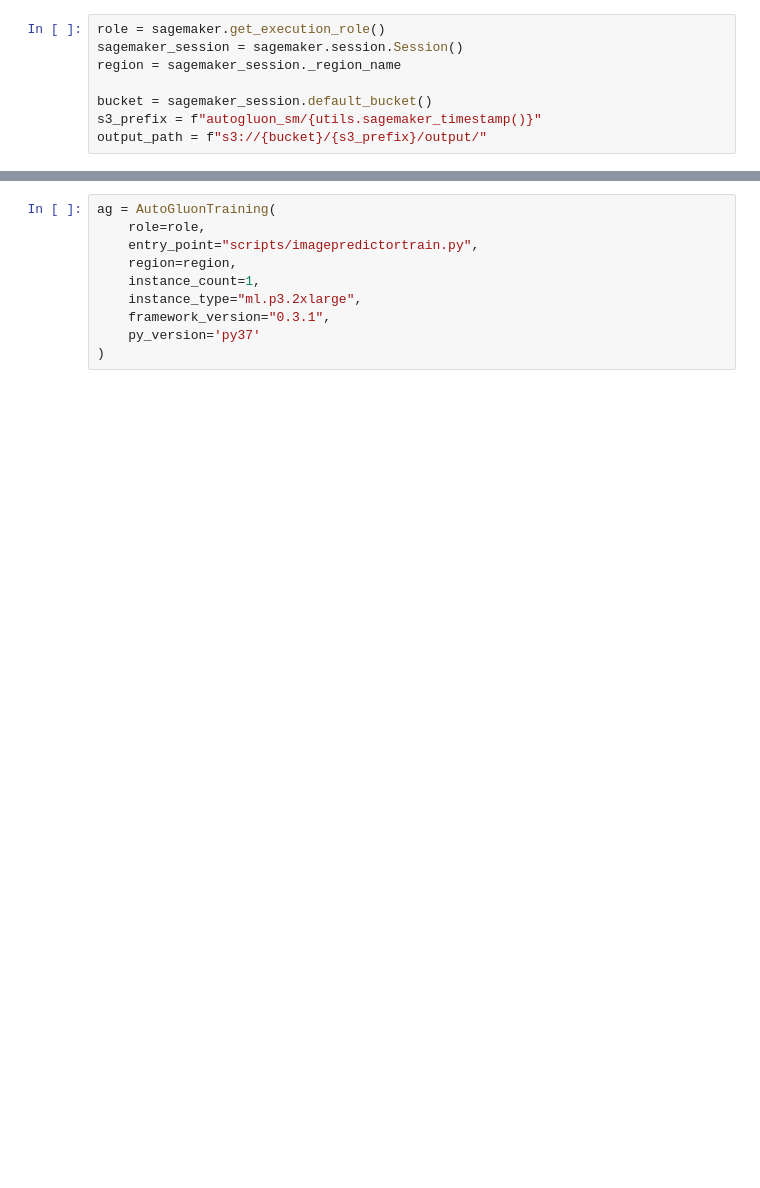
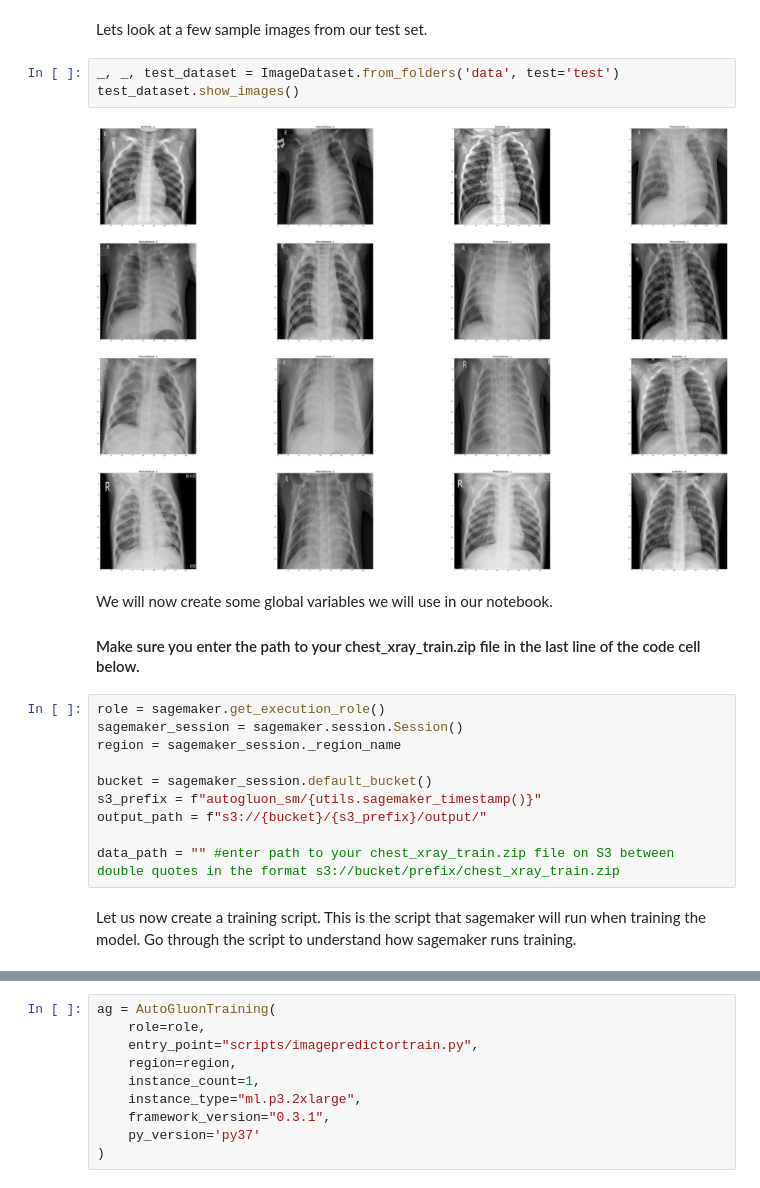
Before and after one commit to PacktPublishing/Applied-Machine-Learning-for-Healthcare-and-Life-Sciences-using-AWS, a Jupyter notebook: chapter-6/medical_image_classification.ipynb, the cells around one changed output, grey strips where cells are left out. Cells and saved outputs as stored; diff of their text form; blank space fills up the shorter version.

```diff
--- a/chapter-6/medical_image_classification.ipynb
+++ b/chapter-6/medical_image_classification.ipynb
@@ -35,3 +51,13 @@ from sagemaker import utils
+# %% [markdown]
+Lets look at a few sample images from our test set.
+# %%
+_, _, test_dataset = ImageDataset.from_folders('data', test='test')
+test_dataset.show_images()
+# %% [output]
+[figure, added]
+# %% [markdown]
+We will now create some global variables we will use in our notebook.
+#### Make sure you enter the path to your chest_xray_train.zip file in the last line of the code cell below.
 # %%
 role = sagemaker.get_execution_role()
 sagemaker_session = sagemaker.session.Session()
@@ -40,6 +66,10 @@ region = sagemaker_session._region_name
 bucket = sagemaker_session.default_bucket()
 s3_prefix = f"autogluon_sm/{utils.sagemaker_timestamp()}"
 output_path = f"s3://{bucket}/{s3_prefix}/output/"
+
+data_path = "" #enter path to your chest_xray_train.zip file on S3 between double quotes in the format s3://bucket/prefix/chest_xray_train.zip
+# %% [markdown]
+Let us now create a training script. This is the script that sagemaker will run when training the model. Go through the script to understand how sagemaker runs training.
 # %%
 %%writefile scripts/imagepredictortrain.py
 import argparse
```
Also changed, not shown: parts of 24 cells of this notebook, 4 other files.
